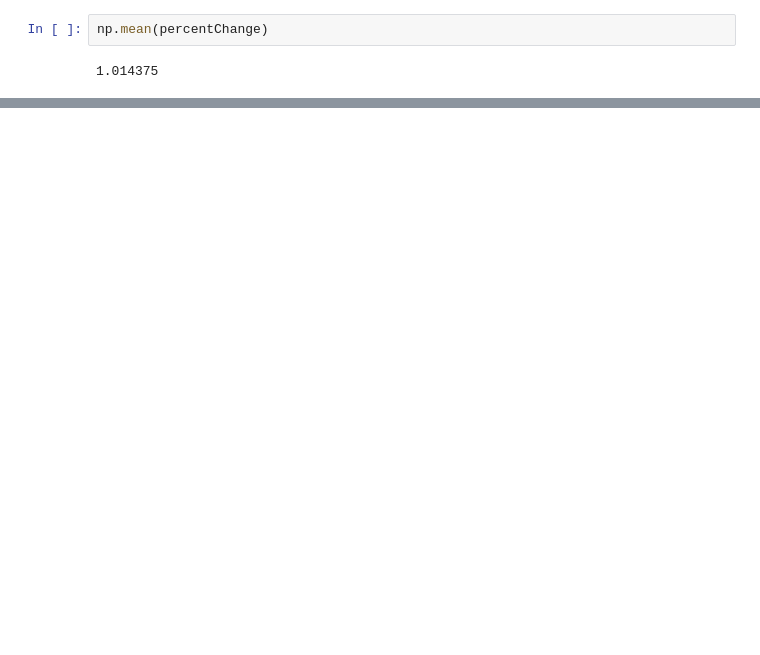
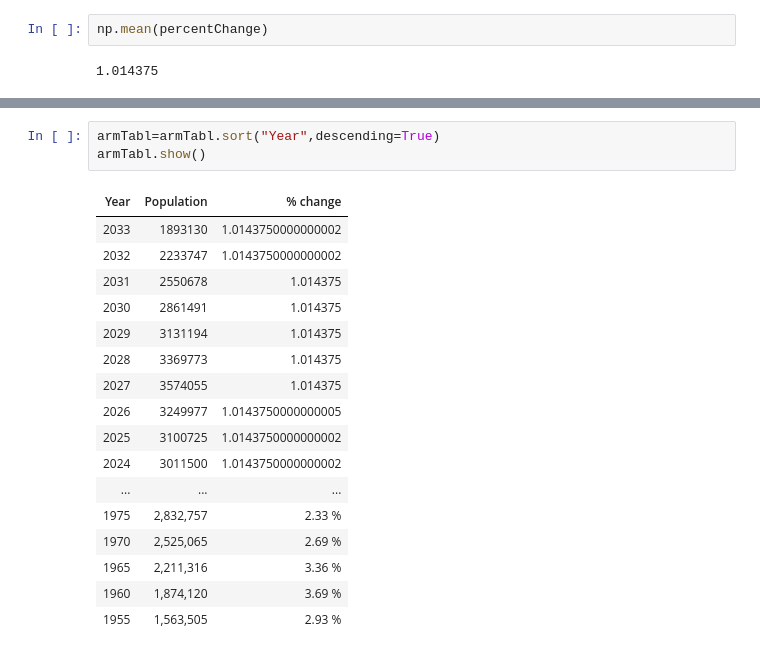
Before and after one commit to ArturAyvazyanTUMO/pdsfp, a Jupyter notebook: app.ipynb, the cells around one changed output, grey strips where cells are left out. Saved outputs shown, nothing was run; the diff lists cells and outputs as text; blank space fills up the shorter version.

```diff
--- a/app.ipynb
+++ b/app.ipynb
@@ -196,0 +183,21 @@ armTabl.show()
+# %%
+armTabl=armTabl.sort("Year",descending=True)
+armTabl.show()
+# %% [output]
+| Year | Population | % change |
+| 2033 | 1893130 | 1.0143750000000002 |
+| 2032 | 2233747 | 1.0143750000000002 |
+| 2031 | 2550678 | 1.014375 |
+| 2030 | 2861491 | 1.014375 |
+| 2029 | 3131194 | 1.014375 |
+| 2028 | 3369773 | 1.014375 |
+| 2027 | 3574055 | 1.014375 |
+| 2026 | 3249977 | 1.0143750000000005 |
+| 2025 | 3100725 | 1.0143750000000002 |
+| 2024 | 3011500 | 1.0143750000000002 |
+| ... | ... | ... |
+| 1975 | 2,832,757 | 2.33 % |
+| 1970 | 2,525,065 | 2.69 % |
+| 1965 | 2,211,316 | 3.36 % |
+| 1960 | 1,874,120 | 3.69 % |
+| 1955 | 1,563,505 | 2.93 % |
```
Also changed, not shown: parts of 9 cells of this notebook.
